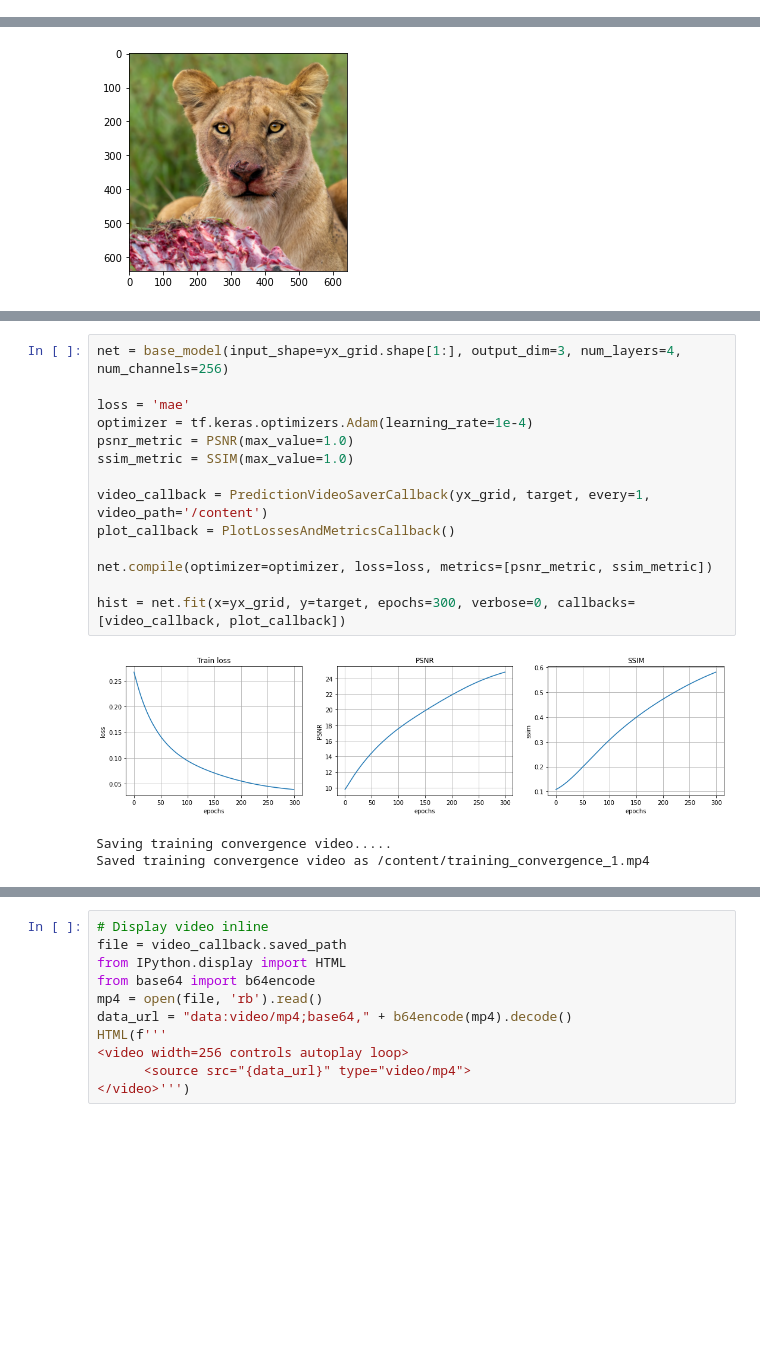
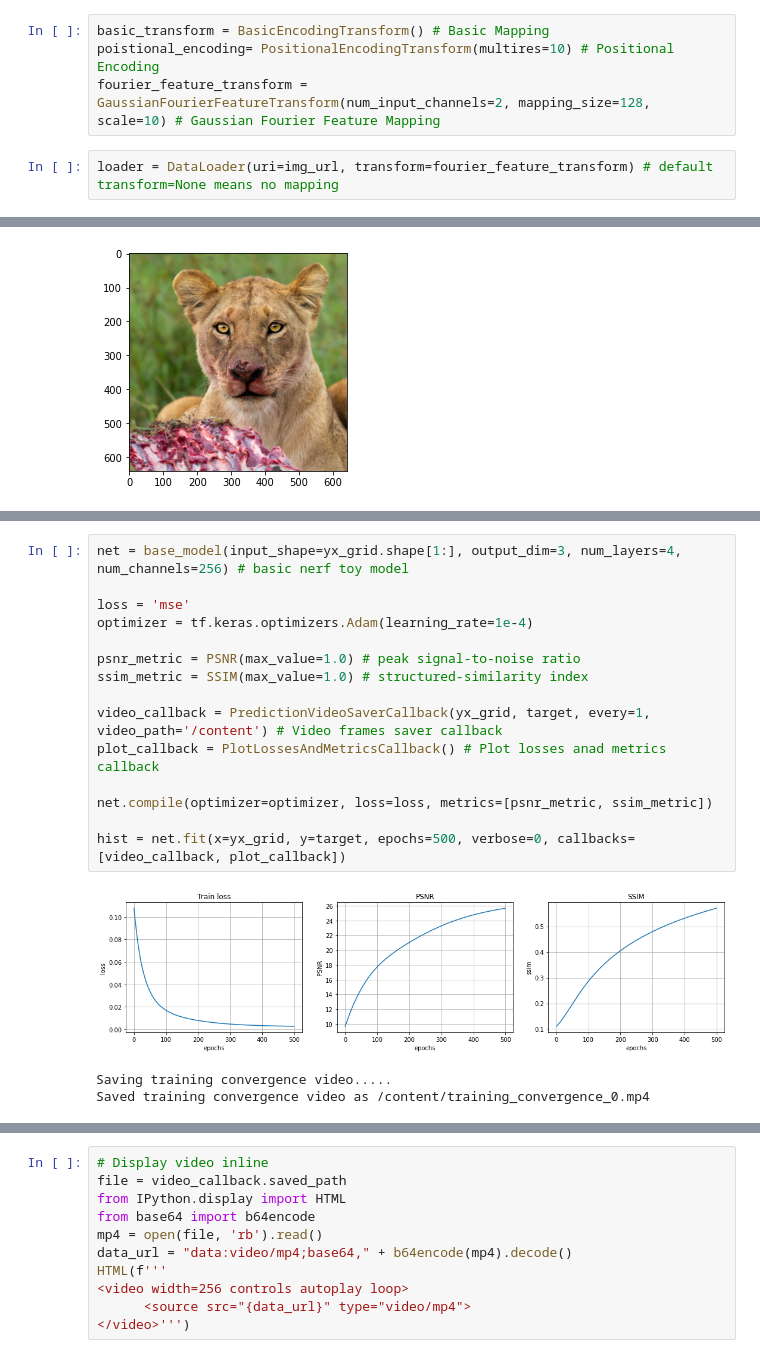
Before and after one commit to shubhamwagh/nerf-toy, a Jupyter notebook: notebook/demo.ipynb, the cells around one changed output, grey strips where cells are left out. Cells and saved outputs as stored; diff of their text form; blank space fills up the shorter version.

```diff
--- a/notebook/demo.ipynb
+++ b/notebook/demo.ipynb
@@ -36,3 +22,9 @@ loader = DataLoader(img_url, transform)
+# %%
+basic_transform = BasicEncodingTransform() # Basic Mapping
+poistional_encoding= PositionalEncodingTransform(multires=10) # Positional Encoding
+fourier_feature_transform = GaussianFourierFeatureTransform(num_input_channels=2, mapping_size=128, scale=10) # Gaussian Fourier Feature Mapping
+# %%
+loader = DataLoader(uri=img_url, transform=fourier_feature_transform) # default transform=None means no mapping
 # %%
 yx_grid, target = loader.load_data()
 print(yx_grid.shape)
@@ -47,21 +49,22 @@ plt.show()
 # %%
-net = base_model(input_shape=yx_grid.shape[1:], output_dim=3, num_layers=4, num_channels=256)
+net = base_model(input_shape=yx_grid.shape[1:], output_dim=3, num_layers=4, num_channels=256) # basic nerf toy model
 
-loss = 'mae'
+loss = 'mse'
 optimizer = tf.keras.optimizers.Adam(learning_rate=1e-4)
-psnr_metric = PSNR(max_value=1.0)
-ssim_metric = SSIM(max_value=1.0)
 
-video_callback = PredictionVideoSaverCallback(yx_grid, target, every=1, video_path='/content')
-plot_callback = PlotLossesAndMetricsCallback()
+psnr_metric = PSNR(max_value=1.0) # peak signal-to-noise ratio
+ssim_metric = SSIM(max_value=1.0) # structured-similarity index
+
+video_callback = PredictionVideoSaverCallback(yx_grid, target, every=1, video_path='/content') # Video frames saver callback
+plot_callback = PlotLossesAndMetricsCallback() # Plot losses anad metrics callback
 
 net.compile(optimizer=optimizer, loss=loss, metrics=[psnr_metric, ssim_metric])
 
-hist = net.fit(x=yx_grid, y=target, epochs=300, verbose=0, callbacks=[video_callback, plot_callback])
+hist = net.fit(x=yx_grid, y=target, epochs=500, verbose=0, callbacks=[video_callback, plot_callback])
 # %% [output]
-[figure, old version]
+[figure, new version]
 Saving training convergence video.....
-Saved training convergence video as /content/training_convergence_1.mp4
+Saved training convergence video as /content/training_convergence_0.mp4
 # %%
 # Inference using trained model
 generated = net(yx_grid, training=False)
```
Also changed, not shown: parts of 7 cells of this notebook.
